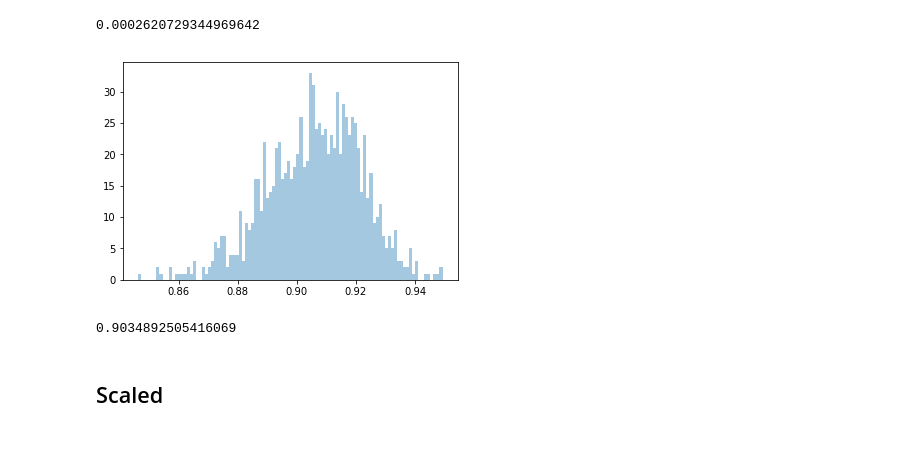
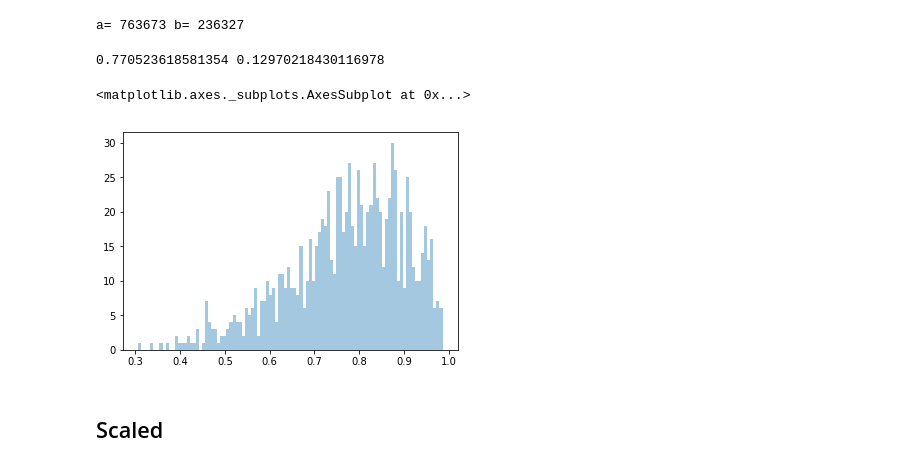
Before and after one commit to MaastrichtU-IDS/crowdsourcing-experiments, a Jupyter notebook: notebooks/2b Beta.ipynb, the cells around one changed output. Drawn from its saved outputs; the diff is of its cells as text; code cells hidden in the pictures.

```diff
--- a/notebooks/2b Beta.ipynb
+++ b/notebooks/2b Beta.ipynb
@@ -10,14 +17,16 @@ sns.distplot(data_beta, kde=False, bins=100)
+# %%
+#if acc = 0.763673 (763673/100000)then
+print('a=',763673,'b=',1000000-763673)
+# %% [output]
+a= 763673 b= 236327
 # %%
-data_beta = beta.rvs(288, 30, size=1000)
+data_beta = beta.rvs(7.63673, 2.36327, size=1000)
+print(data_beta.mean(), data_beta.std())
 sns.distplot(data_beta, kde=False, bins=100)
-data_beta.var()
 # %% [output]
-0.0002620729344969642
+0.770523618581354 0.12970218430116978
+<matplotlib.axes._subplots.AxesSubplot at 0x...>
-[figure, old version]
+[figure, new version]
-# %%
-data_beta.mean()
-# %% [output]
-0.9034892505416069
 # %% [markdown]
 ## Scaled
 # %%
```
Also changed, not shown: parts of 9 cells of this notebook, 2 other files.
